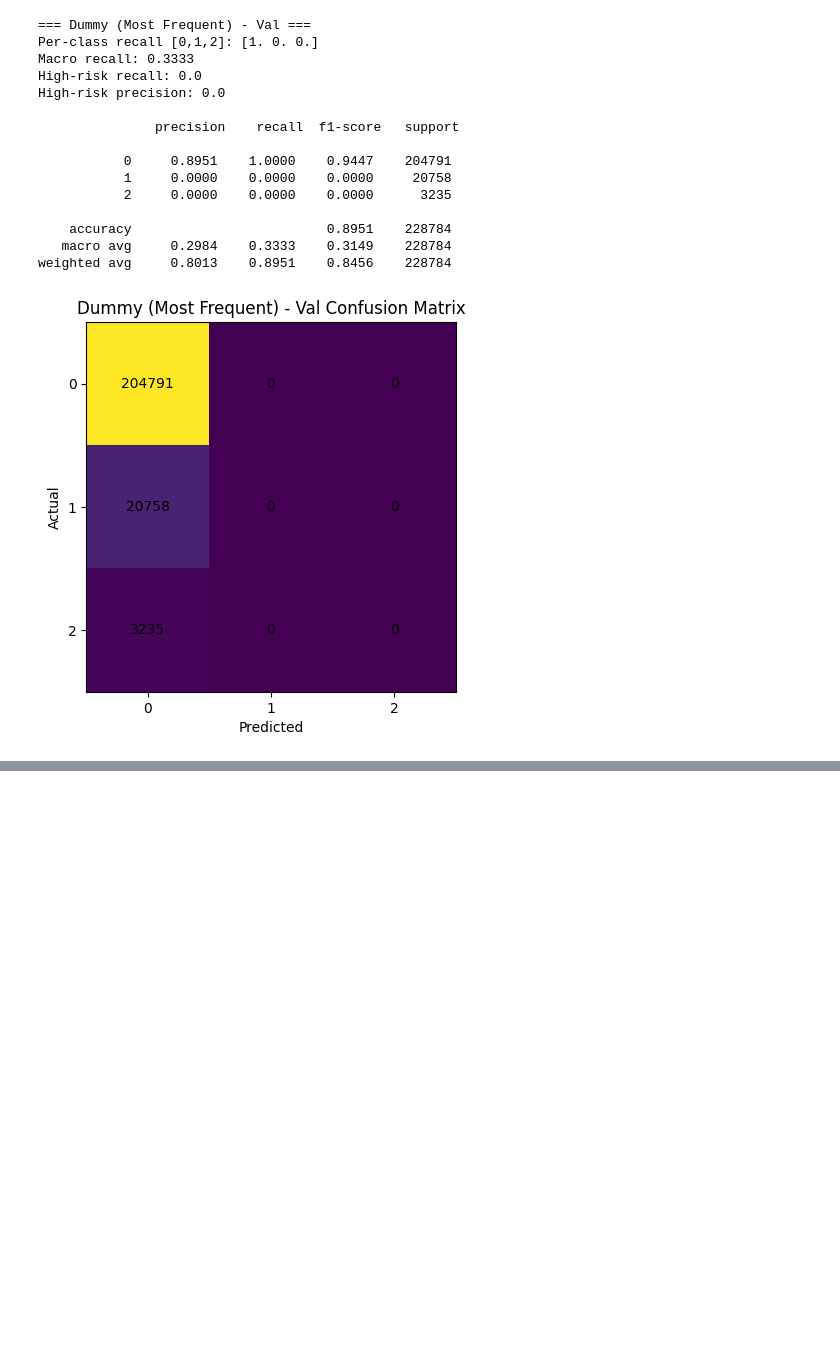
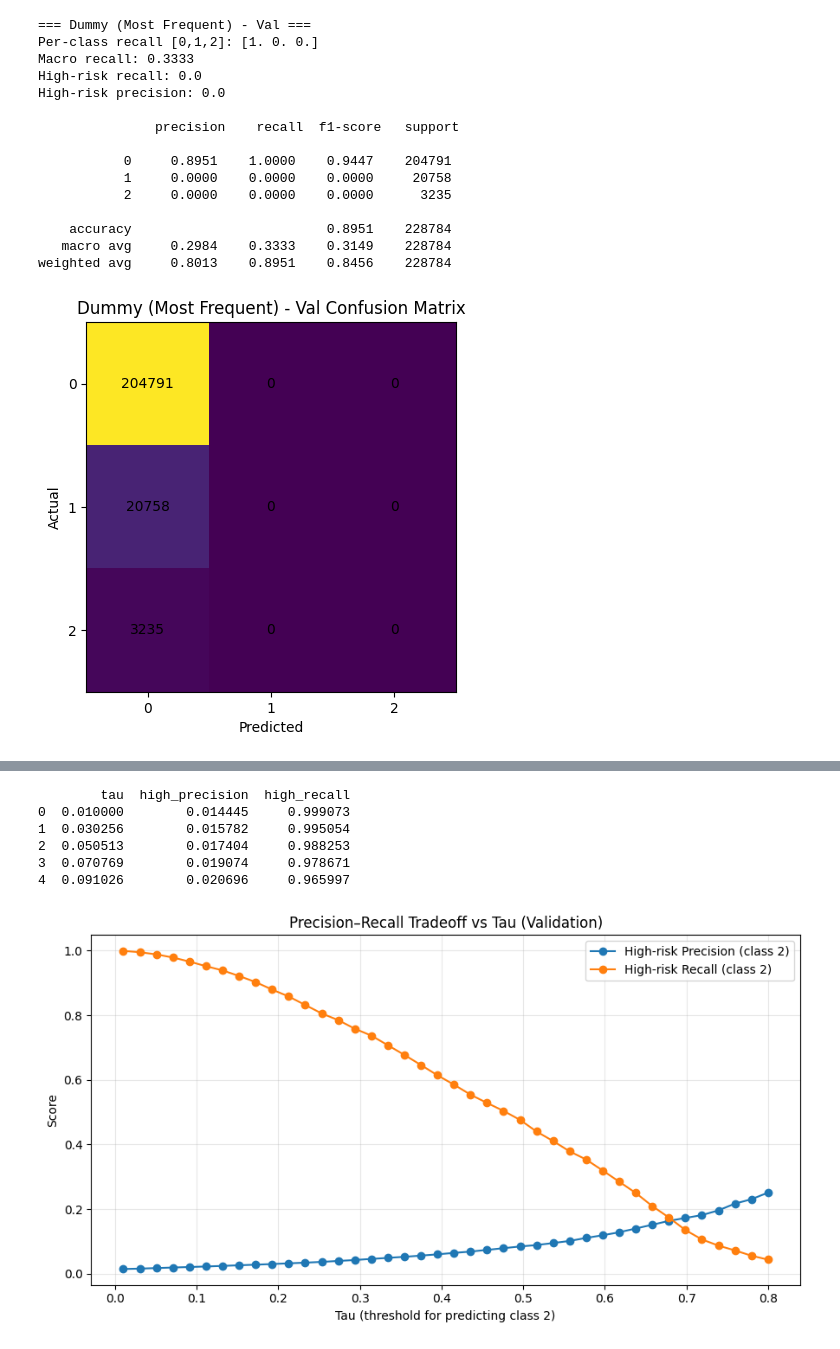
Before and after one commit to ope2001/toronto-prediction-collision, a Jupyter notebook: notebooks/04_baseline_models_feature_selection.ipynb, the cells around one changed output, grey strips where cells are left out. Drawn from its saved outputs; the diff is of its cells as text; code cells hidden in the pictures; blank space fills up the shorter version.

```diff
--- a/notebooks/04_baseline_models_feature_selection.ipynb
+++ b/notebooks/04_baseline_models_feature_selection.ipynb
@@ -27,4 +27,4 @@ import joblib
 
 BASE_DIR = Path("..")
 DATA_DIR = BASE_DIR / "data" / "processed"
-SUPERVISED_PATH = DATA_DIR / "supervised_hood_3h_multiclass.csv"
+SUPERVISED_PATH = DATA_DIR / "supervised_baseline_3h.csv"
@@ -212,0 +253,69 @@ weighted avg     0.8657    0.6105    0.7020    232418
+# %%
+import numpy as np
+import pandas as pd
+import matplotlib.pyplot as plt
+from sklearn.metrics import precision_score, recall_score
+
+# 1) Get predicted probabilities on validation set
+proba_val = logreg_pipe.predict_proba(X_val)
+
+# 2) Find which column corresponds to class 2 (high-risk)
+classes = logreg_pipe.named_steps["model"].classes_
+idx2 = int(np.where(classes == 2)[0][0])  # index for class 2
+
+def predict_with_tau(proba, tau):
+    """
+    Rule:
+    - If P(class2) >= tau => predict 2
+    - Else => predict argmax among classes 0 and 1
+    """
+    # indices for class 0 and 1
+    idx0 = int(np.where(classes == 0)[0][0])
+    idx1 = int(np.where(classes == 1)[0][0])
+
+    # default: choose between 0 and 1
+    pred01 = np.where(proba[:, idx1] > proba[:, idx0], 1, 0)
+
+    # override to 2 if above tau
+    pred = pred01.copy()
+    pred[proba[:, idx2] >= tau] = 2
+    return pred
+
+# 3) Sweep tau values and compute precision/recall for class 2
+taus = np.linspace(0.01, 0.80, 40)
+rows = []
+
+y_true_high = (y_val == 2).astype(int)
+
+for tau in taus:
+    pred = predict_with_tau(proba_val, tau)
+    y_pred_high = (pred == 2).astype(int)
+
+    prec = precision_score(y_true_high, y_pred_high, zero_division=0)
+    rec  = recall_score(y_true_high, y_pred_high, zero_division=0)
+
+    rows.append({"tau": tau, "high_precision": prec, "high_recall": rec})
+
+df_tau = pd.DataFrame(rows)
+
+print(df_tau.head())
+
+# 4) Plot tau vs precision and recall (tradeoff curve)
+plt.figure(figsize=(9, 5))
+plt.plot(df_tau["tau"], df_tau["high_precision"], marker="o", label="High-risk Precision (class 2)")
+plt.plot(df_tau["tau"], df_tau["high_recall"], marker="o", label="High-risk Recall (class 2)")
+plt.xlabel("Tau (threshold for predicting class 2)")
+plt.ylabel("Score")
+plt.title("Precision–Recall Tradeoff vs Tau (Validation)")
+plt.grid(True, alpha=0.3)
+plt.legend()
+plt.tight_layout()
+plt.show()
+# %% [output]
+        tau  high_precision  high_recall
+0  0.010000        0.014445     0.999073
+1  0.030256        0.015782     0.995054
+2  0.050513        0.017404     0.988253
+3  0.070769        0.019074     0.978671
+4  0.091026        0.020696     0.965997
+[figure, added]
```
Also changed, not shown: parts of 5 cells of this notebook.
